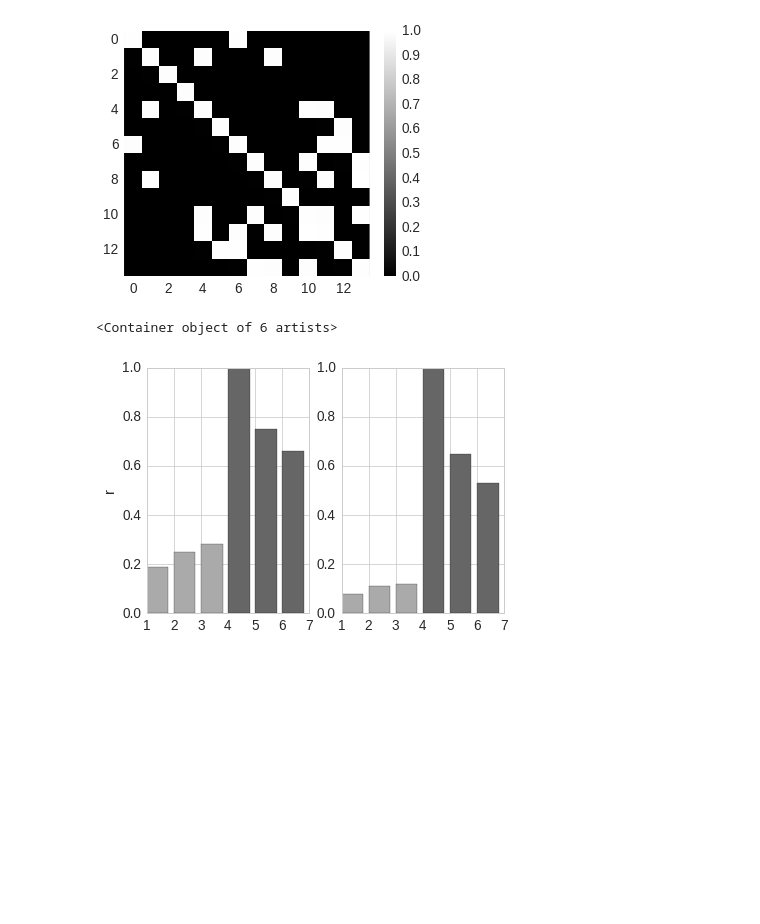
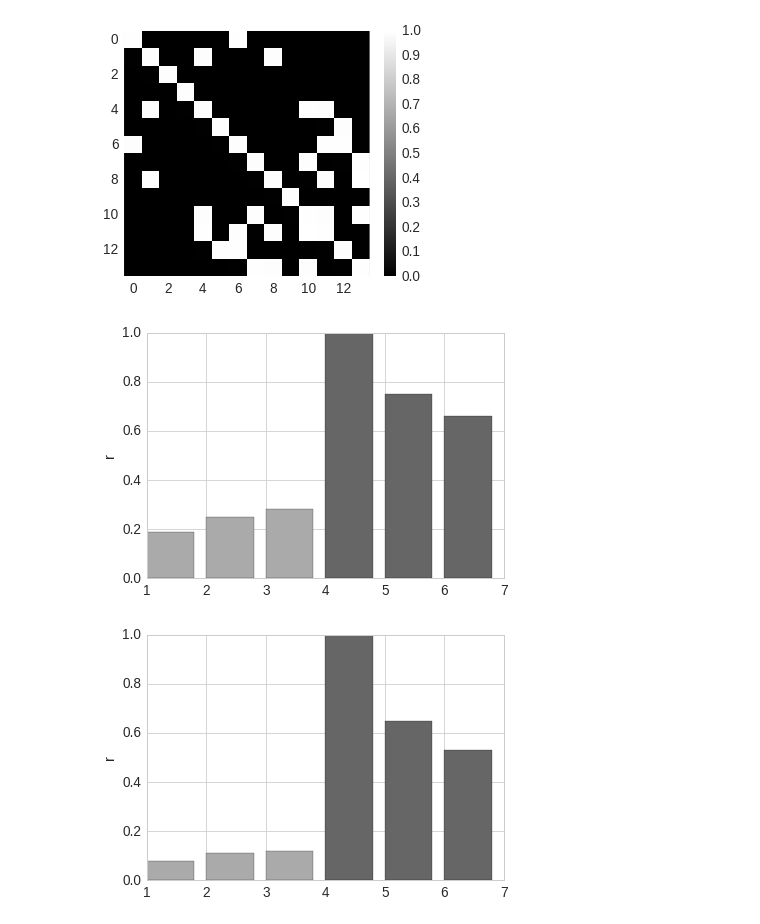
Before and after one commit to SIMEXP/schizo_multisite, a Jupyter notebook: figures/connectomes.ipynb, the cells around one changed output. Cells and saved outputs as stored; diff of their text form; code cells hidden in the pictures; blank space fills up the shorter version.

```diff
--- a/figures/connectomes.ipynb
+++ b/figures/connectomes.ipynb
@@ -835,15 +854,20 @@ plt.grid(False)
 # %%
 sns.set_style("whitegrid")
 set_univar  = [0.19,0.25,0.28,1,0.75,0.66]
 set_multivar= [0.08,0.11,0.12,1,0.65,0.53]
 plt.figure()
 colors = ['#aaaaaa', '#aaaaaa', '#aaaaaa', '#666666', '#666666' , '#666666']
-plt.subplot(121)
+
 plt.bar([1,2,3,4,5,6],set_univar,color=colors)
 plt.ylabel('r')
 
-plt.subplot(122)
+plt.savefig('samples/cor_bar_univar.pdf', dpi = 300, bbox_inches='tight')
+
+plt.figure()
 plt.bar([1,2,3,4,5,6],set_multivar,color=colors)
+plt.ylabel('r')
+
+plt.savefig('samples/cor_bar_multivar.pdf', dpi = 300, bbox_inches='tight')
 # %% [output]
-<Container object of 6 artists>
-[figure, old version]
+[figure, new version]
+[figure, added]
```
Also changed, not shown: parts of 4 cells of this notebook, 4 other files.
